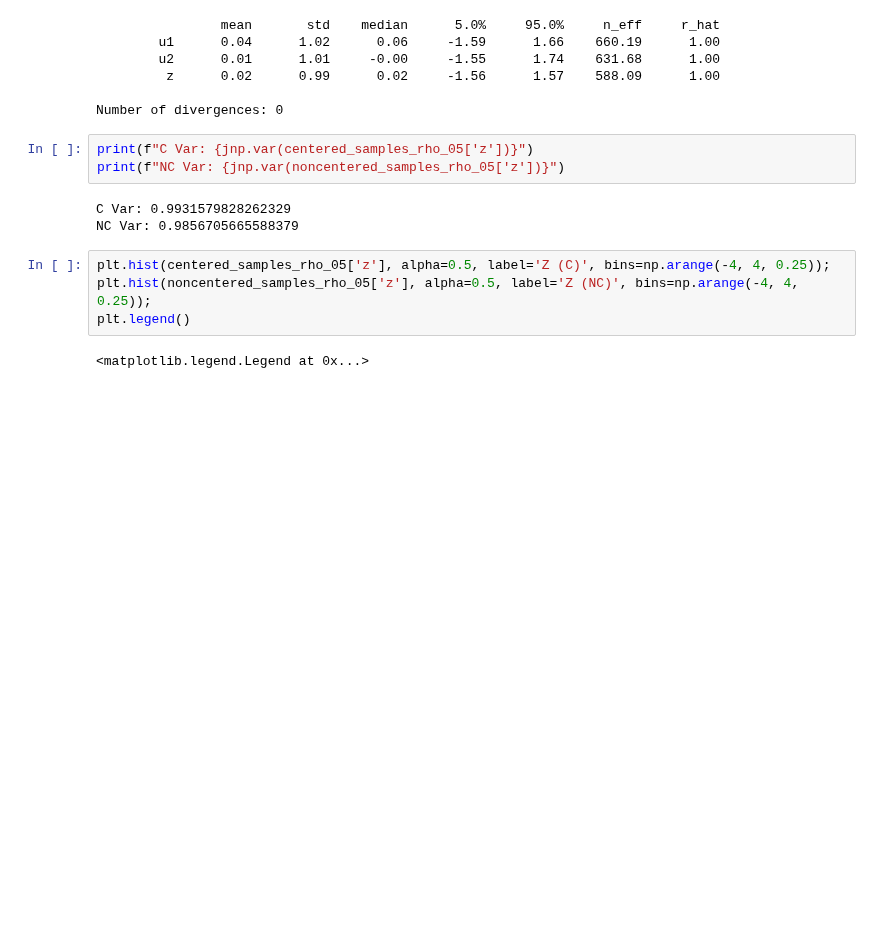
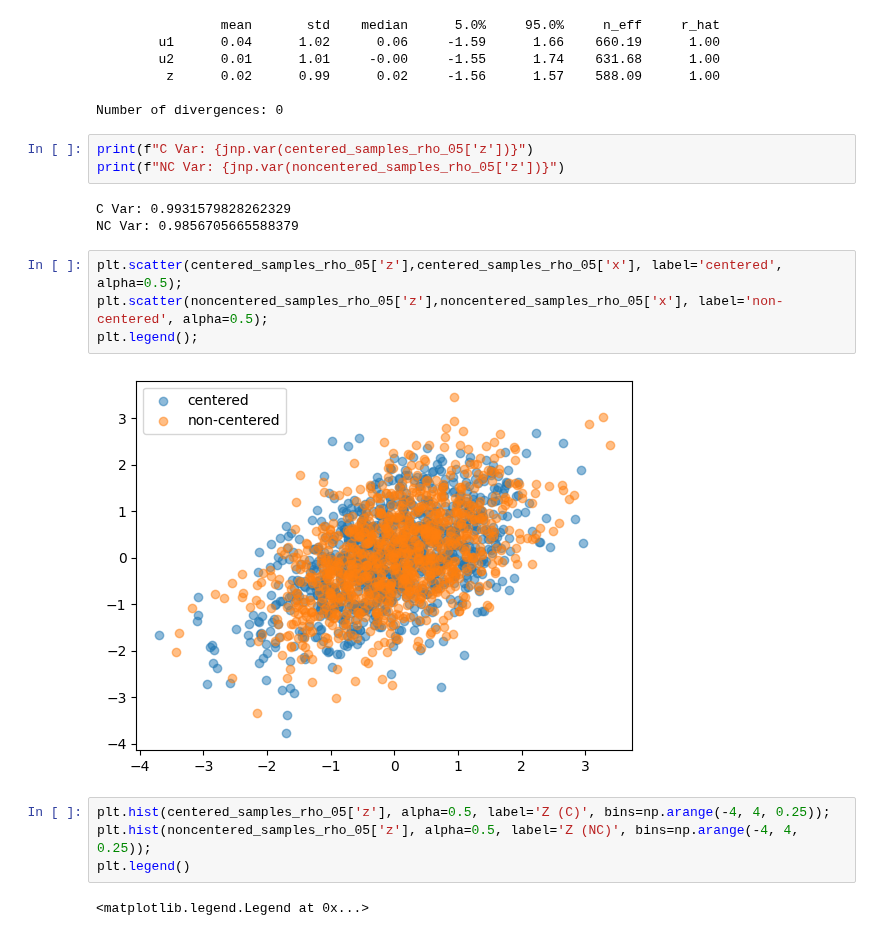
Before and after one commit to 12kleingordon34/Causal_Copulas, a Jupyter notebook: numpyro_samplers/High_Correlation_Exploration.ipynb, the cells around one changed output. Saved outputs shown, nothing was run; the diff lists cells and outputs as text; blank space fills up the shorter version.

Commit message:
Add correlation scatter plots

```diff
--- a/numpyro_samplers/High_Correlation_Exploration.ipynb
+++ b/numpyro_samplers/High_Correlation_Exploration.ipynb
@@ -121,6 +118,12 @@ print(f"NC Var: {jnp.var(noncentered_samples_rho_05['z'])}")
 # %% [output]
 C Var: 0.9931579828262329
 NC Var: 0.9856705665588379
+# %%
+plt.scatter(centered_samples_rho_05['z'],centered_samples_rho_05['x'], label='centered', alpha=0.5);
+plt.scatter(noncentered_samples_rho_05['z'],noncentered_samples_rho_05['x'], label='non-centered', alpha=0.5);
+plt.legend();
+# %% [output]
+[figure, added]
 # %%
 plt.hist(centered_samples_rho_05['z'], alpha=0.5, label='Z (C)', bins=np.arange(-4, 4, 0.25));
 plt.hist(noncentered_samples_rho_05['z'], alpha=0.5, label='Z (NC)', bins=np.arange(-4, 4, 0.25));
```
Also changed, not shown: parts of 5 cells of this notebook.
